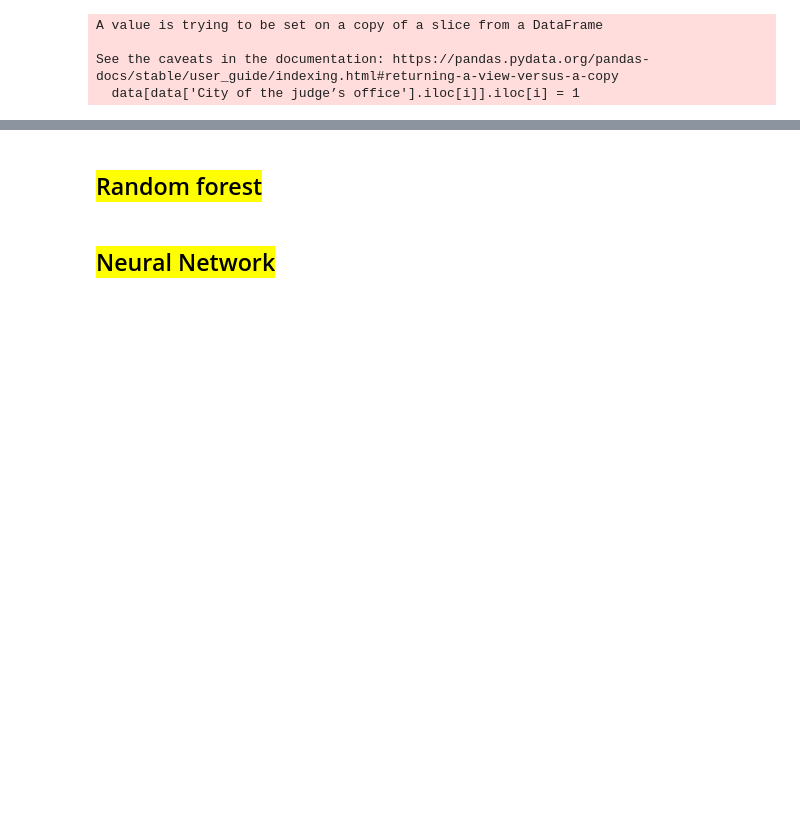
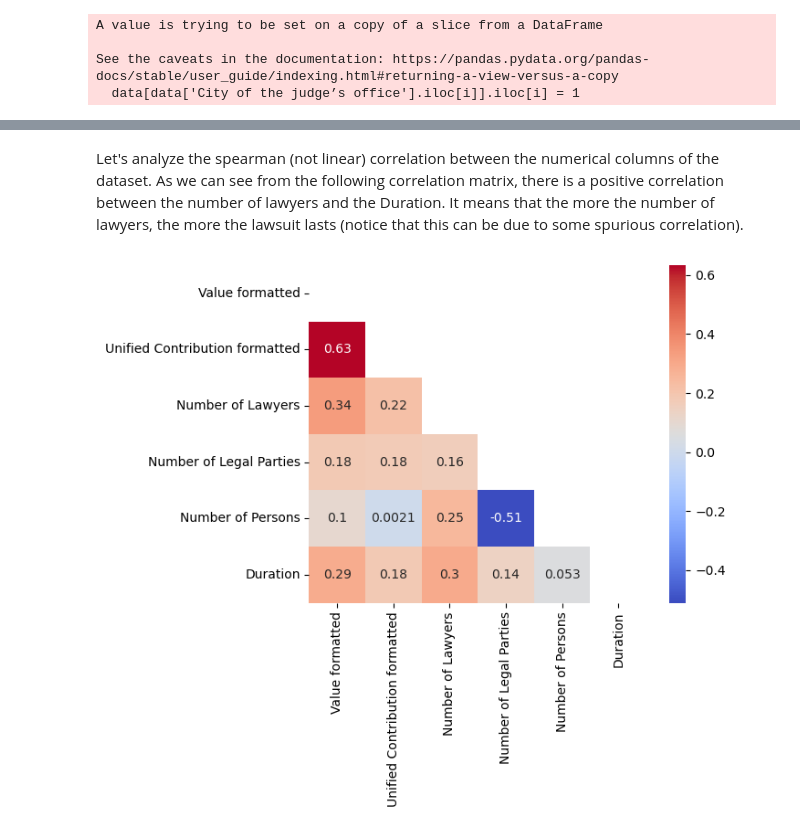
Before and after one commit to AdrianoEttari/EUSTEMA-Challenge, a Jupyter notebook: notebooks/Eustema_preprocessing_train_od.ipynb, the cells around one changed output, grey strips where cells are left out. Saved outputs shown, nothing was run; the diff lists cells and outputs as text; code cells hidden in the pictures; blank space fills up the shorter version.

```diff
--- a/notebooks/Eustema_preprocessing_train_od.ipynb
+++ b/notebooks/Eustema_preprocessing_train_od.ipynb
@@ -323,2 +305,0 @@ del data['lasture']
-# %% [markdown]
-## <a style=background:yellow;color:black> Random forest </a>
@@ -349,2 +305,0 @@ print("f1 score:", f1)
-# %% [markdown]
-## <a style=background:yellow;color:black> Neural Network</a>
@@ -392,0 +306,14 @@ print(score)
+# %% [markdown]
+Let's analyze the spearman (not linear) correlation between the numerical columns of the dataset. As we can see from the following correlation matrix, there is a positive correlation between the number of lawyers and the Duration. It means that the more the number of lawyers, the more the lawsuit lasts (notice that this can be due to some spurious correlation).
+# %%
+df_num = data[['Value formatted', 'Unified Contribution formatted', 'Number of Lawyers', 'Number of Legal Parties', 'Number of Persons', 'Duration']]
+
+corr = df_num.corr('spearman')
+
+mask = np.zeros_like(corr)
+mask[np.triu_indices_from(mask)] = True
+
+dataplot = sns.heatmap(corr, cmap=plt.cm.coolwarm, annot=True,mask=mask, square=True)
+plt.show()
+# %% [output]
+[figure, added]
```
Also changed, not shown: parts of 10 cells of this notebook, 6 other files.
